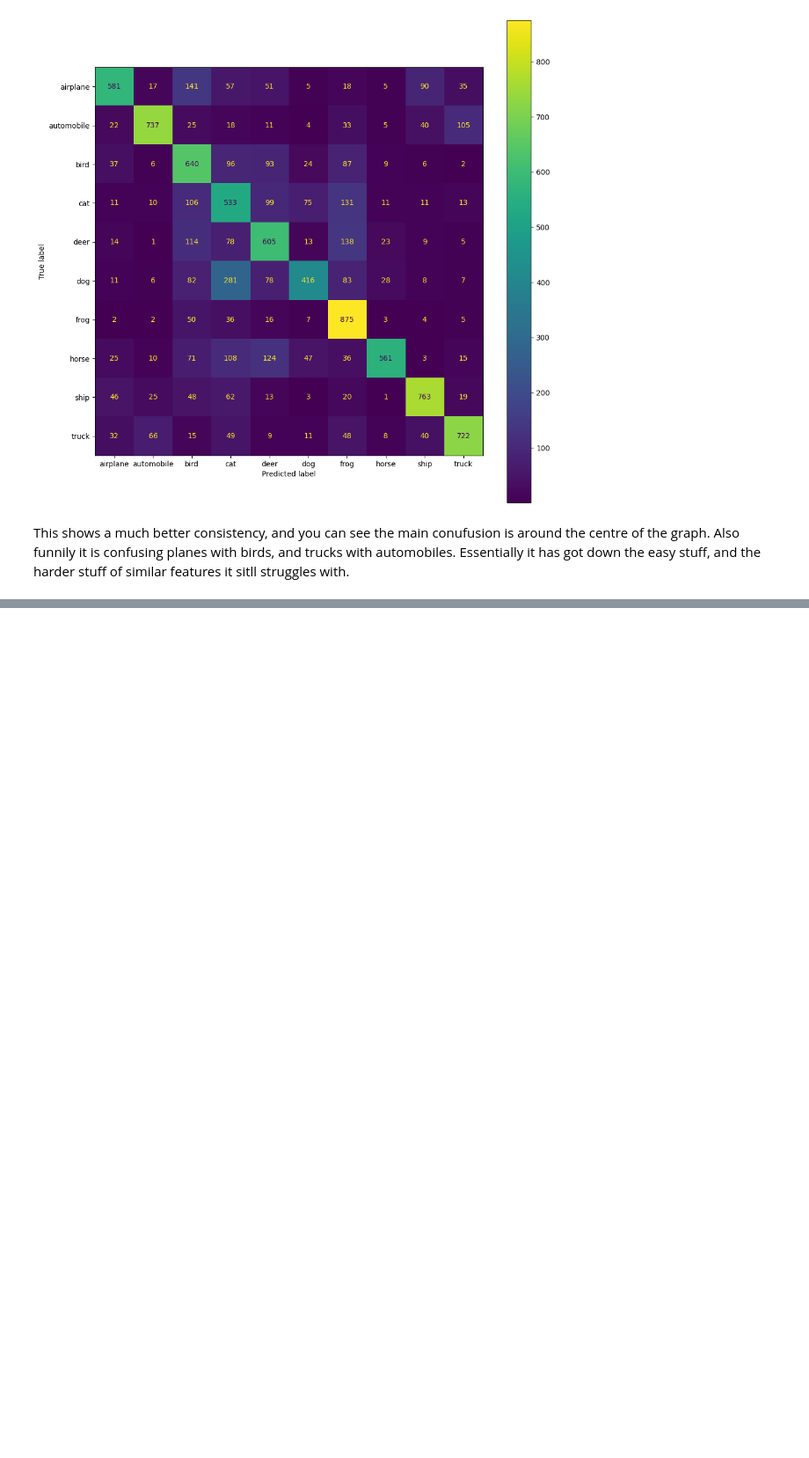
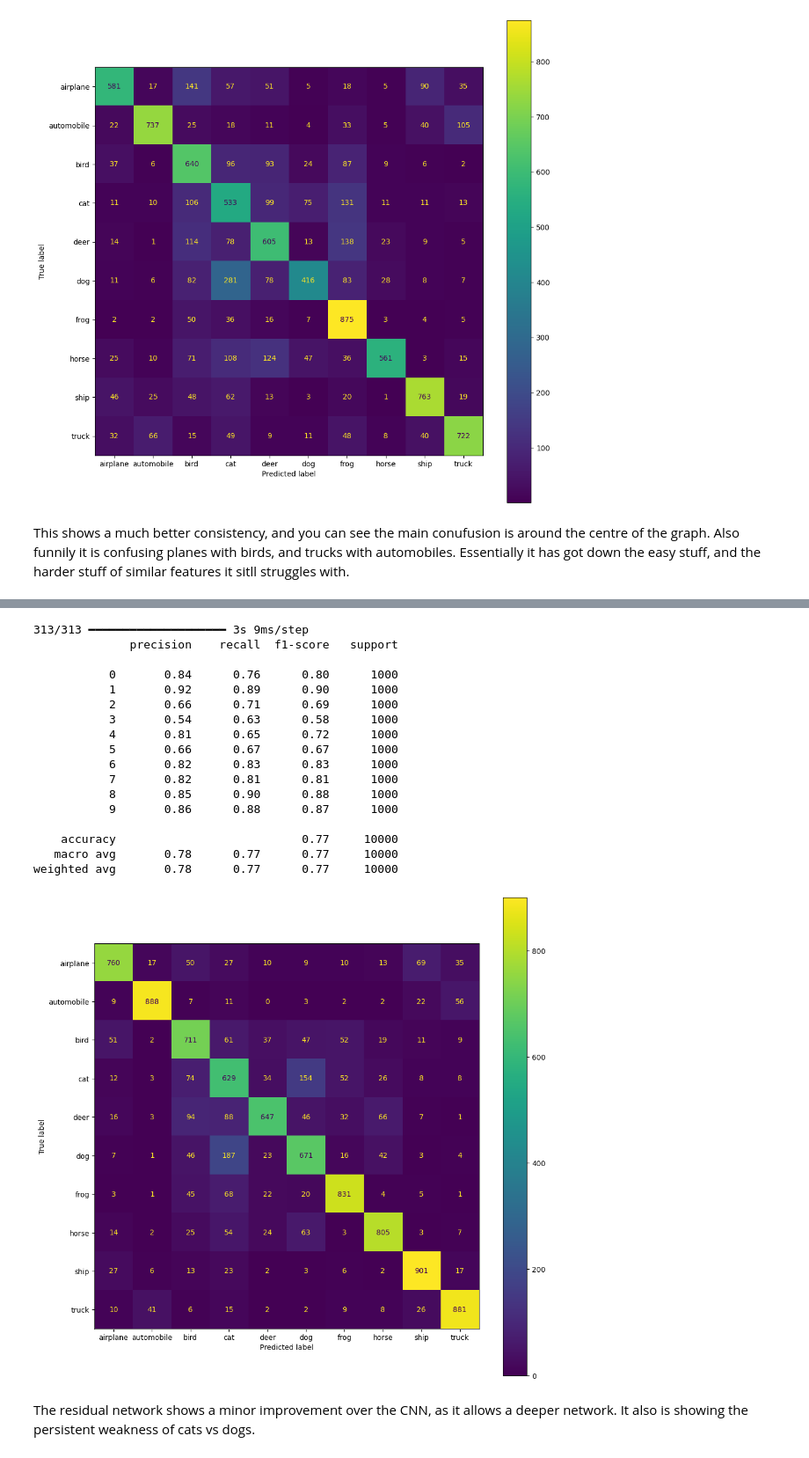
Before and after one commit to alfierushby/multiclass_classifier, a Jupyter notebook: Project.ipynb, the cells around one changed output, grey strips where cells are left out. Shown at 88% size. Saved outputs shown, nothing was run; the diff lists cells and outputs as text; code cells hidden in the pictures; blank space fills up the shorter version.

Commit message:
Add residual network

```diff
--- a/Project.ipynb
+++ b/Project.ipynb
@@ -447,0 +538,15 @@ model_cnn.summary()
+# %%
+inputs = keras.Input(shape=(32, 32, 3))
+resblock = resblock_create(inputs,(3,3),32)
+pooling =  layers.MaxPooling2D((2, 2))(resblock)
+resblock = resblock_create(pooling,(3,3),64)
+pooling =  layers.MaxPooling2D((2, 2))(resblock)
+resblock = resblock_create(pooling,(3,3),64)
+pooling =  layers.MaxPooling2D((2, 2))(resblock)
+resblock = resblock_create(pooling,(3,3),64)
+pooling =  layers.MaxPooling2D((2, 2))(resblock)
+flatten = layers.Flatten()(pooling)
+dense =  layers.Dense(1024, activation="relu")(flatten)
+outputs = layers.Dense(10)(dense)
+model_residual = keras.Model(inputs=inputs, outputs=outputs, name="residual")
+model_residual.summary()
@@ -447,0 +575,9 @@ model_cnn.summary()
+# %%
+loss_fn = tf.keras.losses.SparseCategoricalCrossentropy(from_logits=True)
+
+model_residual.compile(optimizer='adam',
+              loss=loss_fn,
+              metrics=['accuracy'])
+callback = keras.callbacks.EarlyStopping(monitor='val_loss',patience=3)
+
+model_residual.fit(x_train,y_train,epochs=25,validation_data=(x_test, y_test),callbacks=[callback])
@@ -447,0 +604,23 @@ model_cnn.summary()
+# %%
+confusion_matrix_generate(y_test,x_test,model_residual)
+# %% [output]
+313/313 ━━━━━━━━━━━━━━━━━━━━ 3s 9ms/step
+              precision    recall  f1-score   support
+
+           0       0.84      0.76      0.80      1000
+           1       0.92      0.89      0.90      1000
+           2       0.66      0.71      0.69      1000
+           3       0.54      0.63      0.58      1000
+           4       0.81      0.65      0.72      1000
+           5       0.66      0.67      0.67      1000
+           6       0.82      0.83      0.83      1000
+           7       0.82      0.81      0.81      1000
+           8       0.85      0.90      0.88      1000
+           9       0.86      0.88      0.87      1000
+
+    accuracy                           0.77     10000
+   macro avg       0.78      0.77      0.77     10000
+weighted avg       0.78      0.77      0.77     10000
+[figure, added]
+# %% [markdown]
+The residual network shows a minor improvement over the CNN, as it allows a deeper network. It also is showing the persistent weakness of cats vs dogs.
```
Also changed, not shown: parts of 12 cells of this notebook.
